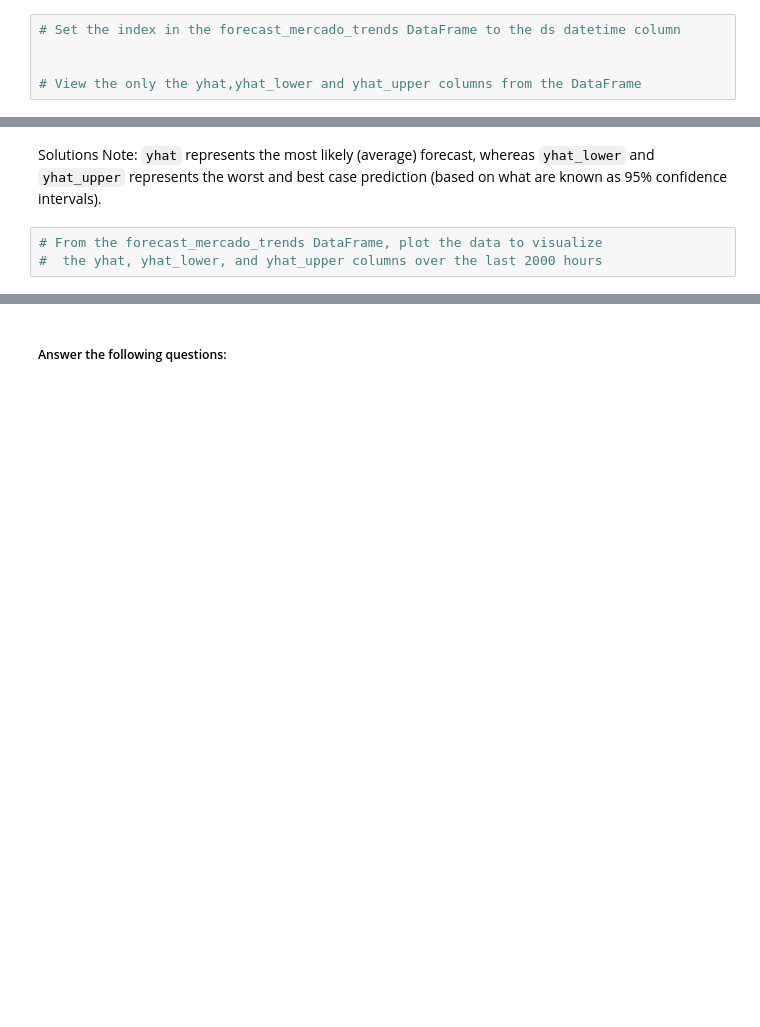
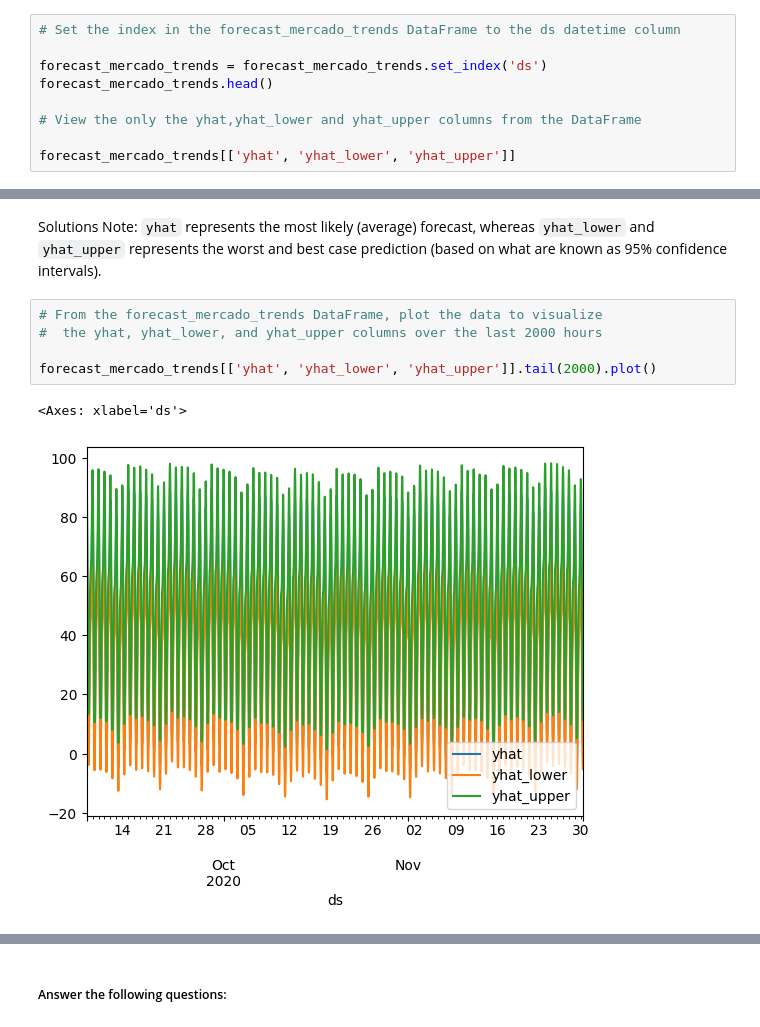
Before and after one commit to oigwe-frx/prophet-challenge, a Jupyter notebook: forecasting_net_prophet.ipynb, the cells around one changed output, grey strips where cells are left out. Drawn from its saved outputs; the diff is of its cells as text; blank space fills up the shorter version.

```diff
--- a/forecasting_net_prophet.ipynb
+++ b/forecasting_net_prophet.ipynb
@@ -475,5 +526,9 @@ Now, you need to produce a time series model that analyzes and forecasts pattern
 # %%
 # Set the index in the forecast_mercado_trends DataFrame to the ds datetime column
 
+forecast_mercado_trends = forecast_mercado_trends.set_index('ds')
+forecast_mercado_trends.head()
 
 # View the only the yhat,yhat_lower and yhat_upper columns from the DataFrame
+
+forecast_mercado_trends[['yhat', 'yhat_lower', 'yhat_upper']]
@@ -482,6 +552,11 @@ Solutions Note: `yhat` represents the most likely (average) forecast, whereas `y
 # %%
 # From the forecast_mercado_trends DataFrame, plot the data to visualize
 #  the yhat, yhat_lower, and yhat_upper columns over the last 2000 hours
+
+forecast_mercado_trends[['yhat', 'yhat_lower', 'yhat_upper']].tail(2000).plot()
+# %% [output]
+<Axes: xlabel='ds'>
+[figure, added]
 # %%
 # Reset the index in the forecast_mercado_trends DataFrame
 
```
Also changed, not shown: parts of 8 cells of this notebook.
